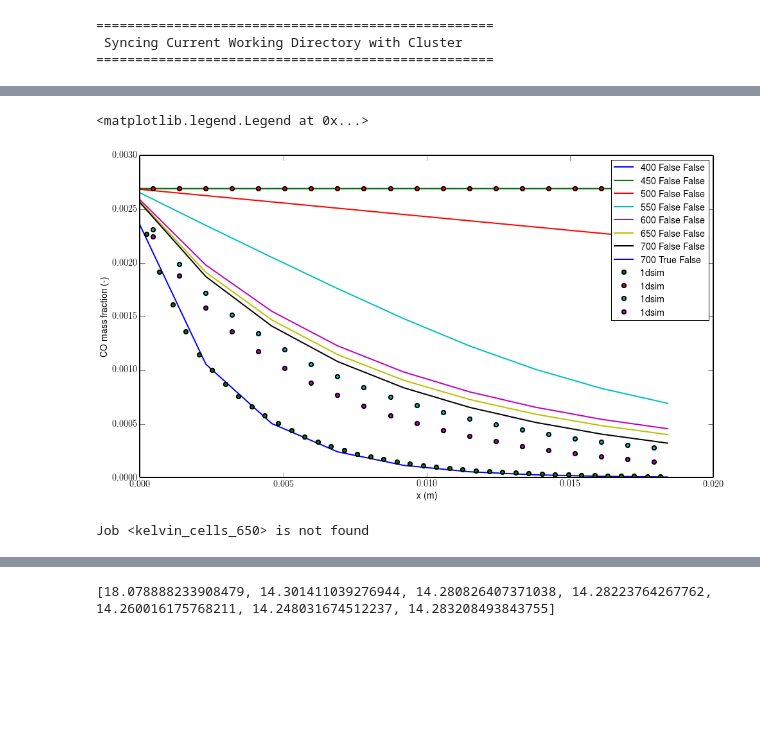
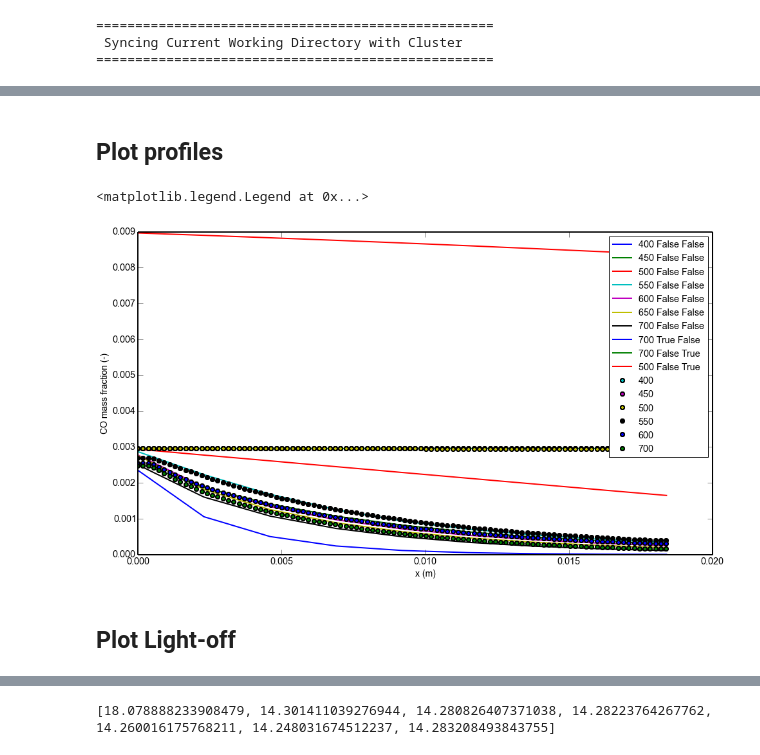
Before and after one commit to janvonrickenbach/sim-note-books, a Jupyter notebook: TabulationTest.ipynb, the cells around one changed output, grey strips where cells are left out. Cells and saved outputs as stored; diff of their text form; code cells hidden in the pictures; blank space fills up the shorter version.

Commit message:
New notebooks for tabulation and creating the reaction rates. Notebook that contains all the plots of the washcoat paper

```diff
--- a/TabulationTest.ipynb
+++ b/TabulationTest.ipynb
@@ -328,6 +396,9 @@ temperature = 700
 sims.append(create_sim_in_real_folder("kelvin_cells_inf_"+str(temperature),temperature,create=False,inf=True))
 sims.append(create_sim_in_real_folder("kelvin_cells_conjugate_"+str(temperature),temperature,create=False,conj=True))
 sims.append(create_sim_in_real_folder("kelvin_cells_conjugate_"+str(temperature)+"_unsteady",temperature,create=False,conj=True,steady=False,write_ini=False))
+
+temperature = 500
+sims.append(create_sim_in_real_folder("kelvin_cells_conjugate_"+str(temperature),temperature,create=True,conj=True,mf=0.01))
 # %% [output]
 ('Failed to create folder', 'kelvin_cells_400')
 mkdir: cannot create directory `/cluster/scratch_xp/public/vjan/kelvin_cells_400': File exists
@@ -358,9 +433,10 @@ init = False
 depend = False
 restart = True
 endtime = 90
+njobs = 4
 
 #for temperature in [450,550,650]:
-for sim in filter_simulations(sims,temperature=700,inf=False,conj=True,steady=False):
+for sim in filter_simulations(sims,**current_sim):
        sim.application.load      = "source ~/.bashrc_boost"
        sim.init_application.load = "source ~/.bashrc_boost"
        sim.compile_init_application.load = "source ~/.bashrc_boost"
@@ -371,7 +447,7 @@ for sim in filter_simulations(sims,temperature=700,inf=False,conj=True,steady=Fa
 
            sim.run_init(nproc="64",memory="2048",time='60',depend=True)
            depend = True
-       sim.run_sim(nproc="64",memory="2048",time='480',njobs=4,restart=restart,depend=depend,endtime=endtime)
+       sim.run_sim(nproc="64",memory="2048",time='480',njobs=njobs,restart=restart,depend=depend,endtime=endtime)
 # %% [output]
 ===================================================
  Syncing Current Working Directory with Cluster
@@ -393,9 +471,9 @@ MPI job.
 # %%
-filename = "create_slices.py" #"postprocess.py"
-#filename = "slice_avg.py" #"postprocess.py"
+#filename = "create_slices.py" #"postprocess.py"
+filename = "slice_avg.py" #"postprocess.py"
 #filename = "full_3d.py"
 #for sim in filter_simulations(sims,temperature=700,inf=False,steady=False,conj=True):
-for sim in filter_simulations(sims,steady=False):
+for sim in filter_simulations(sims,**current_sim):
 
     sh.copy(filename,os.path.join(sim.info.local["sim_folder"]))
     sim.run_postprocess(filename,nproc="1",memory="16000")
@@ -407,4 +498,4 @@ source $HOME/.bashrc_paraview; bsub -n 1 -W 60 -R "rusage[mem=16000]" -J kelvin_
 # %%
-for sim in sims:
-    sim.sync_input()
+for sim in filter_simulations(sims,**current_sim):
+    sim.kill()
 # %% [output]
@@ -458,50 +531,40 @@ for sim in filter_simulations(sims):
 ===================================================
  Syncing processed folder  with Cluster
 ===================================================
+# %% [markdown]
+## Plot profiles
 # %%
 x_coord = np.linspace(0,8*0.0023,9)
 fig = pl.figure(figsize=(16,9))
 ax = fig.add_subplot(1,1,1)
-for sim in filter_simulations(sims,conj=False,steady=True):
+for sim in filter_simulations(sims,steady=True):
     try:
-       sim.result["mf_avg"] =   [(item[0]["massflow_t_CO"]/item[0]["massflow"])[0] for item in sim.data]
-       sh_number(sim,inflow_mf=True)
+        sim.result["mf_avg"] =   [(item[0]["massflow_t_CO"]/item[0]["massflow"])[0] for item in sim.data]
+        sh_number(sim,inflow_mf=True)
     except:
         print("failed to open: " + sim.info.local["jobname"])
         continue
 
     #pl.plot(data_dict["arc_length"],data_dict["CO"],label="Wall mass fraction")
     prop_list = ["temperature","inf","conj"]
     label = " ".join([str(sim.sim_info[prop]) for prop in prop_list])
     pl.plot(x_coord,sim.result["mf_avg"],label=label)
 
-temps = [500,600,700]
-temp_sims = ["kelvin_cell_test_wc_"+str(temp) for temp in temps]
+plot_temp = [sim.sim_info["temperature"] for sim in sims]
 
-for folder,nx in zip(["kelvin_cell_test"] + temp_sims,[40,20,20,20]):
-    data_1d = []
-    for x_ind in range(nx):
-        data_1d.append(np.genfromtxt("/home/vonrickenbach/python_validation/"+folder+"/grid_"+str(x_ind)+"_0.dat"))
-    data_1d = np.array(data_1d)
-
-
-    L = 0.0023*8
-    x_coord_1d = np.linspace(L/(2*nx),L-L/(2*nx),nx)
-
-    pl.plot(x_coord_1d,data_1d[:,4,0],'o',label="1dsim")
+sim_to_plot = filter_simulations(sim_list_py,cov_CO=1,wc_geo_area=100,dp=10,sh_number=8000,wc_thickness=100)
+for sim in it.ifilterfalse(lambda sim:sim.sim_info["temperature"] not in plot_temp,sim_to_plot):
+    pl.plot(sim.wc_data["coords"],sim.wc_data["CO"],'o',label=sim.sim_info["temperature"])
 
 ax = pl.gca()
 ax.set_xlabel("x (m)")
 ax.set_ylabel("CO mass fraction (-)")
 ax.legend()
 # %% [output]
 <matplotlib.legend.Legend at 0x...>
-[figure, old version]
+[figure, new version]
-# %%
-for sim in filter_simulations(sims,steady=True,temperature=650):
-     sim.kill()
-# %% [output]
-Job <kelvin_cells_650> is not found
+# %% [markdown]
+## Plot Light-off
 # %%
 fig,ax = pl.subplots()
 
```
Also changed, not shown: parts of 27 cells of this notebook, 2 other files.
